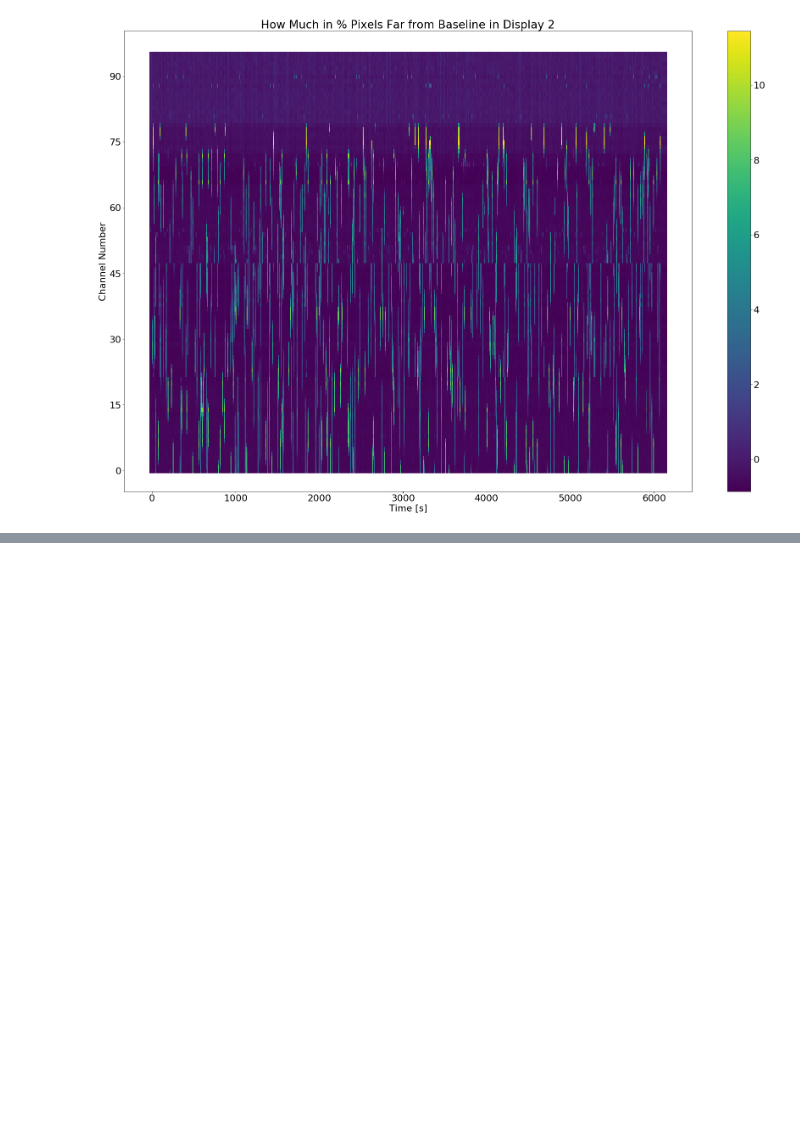
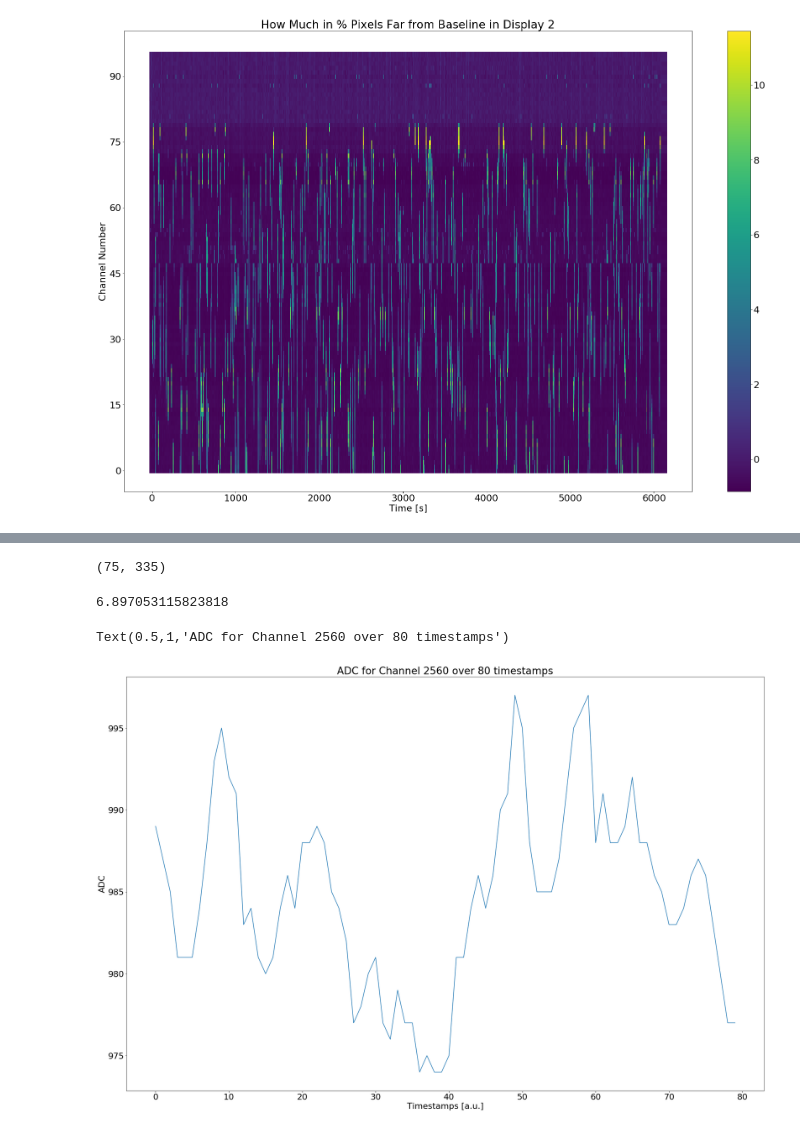
Before and after one commit to StefanoVergani/monitoring_analysis, a Jupyter notebook: alarm.ipynb, the cells around one changed output, grey strips where cells are left out. Drawn from its saved outputs; the diff is of its cells as text; code cells hidden in the pictures; blank space fills up the shorter version.

```diff
--- a/alarm.ipynb
+++ b/alarm.ipynb
@@ -334,13 +311,0 @@ channel_2_perc.shape
-# %%
-fig, ax = plt.subplots()
-#for i in range(faulty_2.shape[0]):
-i=0
-sc=ax.scatter(time_2,channels_3d_2[i,:], c=channel_2_perc[i,:],marker=',',s=140)
-
-#normalize = mpl.colors.Normalize(vmin=np.amin(channel_2_perc),vmax=np.amax(channel_2_perc))
-cbar = fig.colorbar(sc)
-ax.set_xlabel("Time [s]")
-ax.set_ylabel("Channel Number")
-ax.yaxis.set_major_locator(MaxNLocator(integer=True))#forces it to take only integer values
-ax.set_title("How Much in % Pixels Far from Baseline in Display 2")
-plt.show()
@@ -348,0 +319,34 @@ plt.show()
+# %%
+np.unravel_index(channel_2_perc.argmax(), channel_2_perc.shape)
+# %% [output]
+(75, 335)
+# %%
+path_dir_raw: str = r"/home/svergani/monitoring/files/raw_display_2/"
+# %%
+directory = os.fsencode(path_dir_raw)
+counter = 0
+for file in os.listdir(directory):
+    filename = os.fsdecode(file)
+    if(counter==335):
+        df = pd.read_hdf(os.sep.join([path_dir_raw, filename]))
+    counter = counter+1
+# %%
+channel_75_raw = []
+for i in range(np.amax(timestamps)+1):
+    channel_75_raw.append(df.iat[i,0])
+
+channel_75_raw = np.array(channel_75_raw)
+# %%
+bl_2_array[75]
+# %% [output]
+6.897053115823818
+# %%
+#Plot the first waveforms
+fig, ax = plt.subplots()
+ax.plot(timestamps,channel_75_raw,label="Input Pulse")
+ax.set_xlabel("Timestamps [a.u.]")
+ax.set_ylabel("ADC")
+ax.set_title("ADC for Channel 2560 over 80 timestamps")
+# %% [output]
+Text(0.5,1,'ADC for Channel 2560 over 80 timestamps')
+[figure, added]
```
Also changed, not shown: parts of 5 cells of this notebook, 1 other file.
